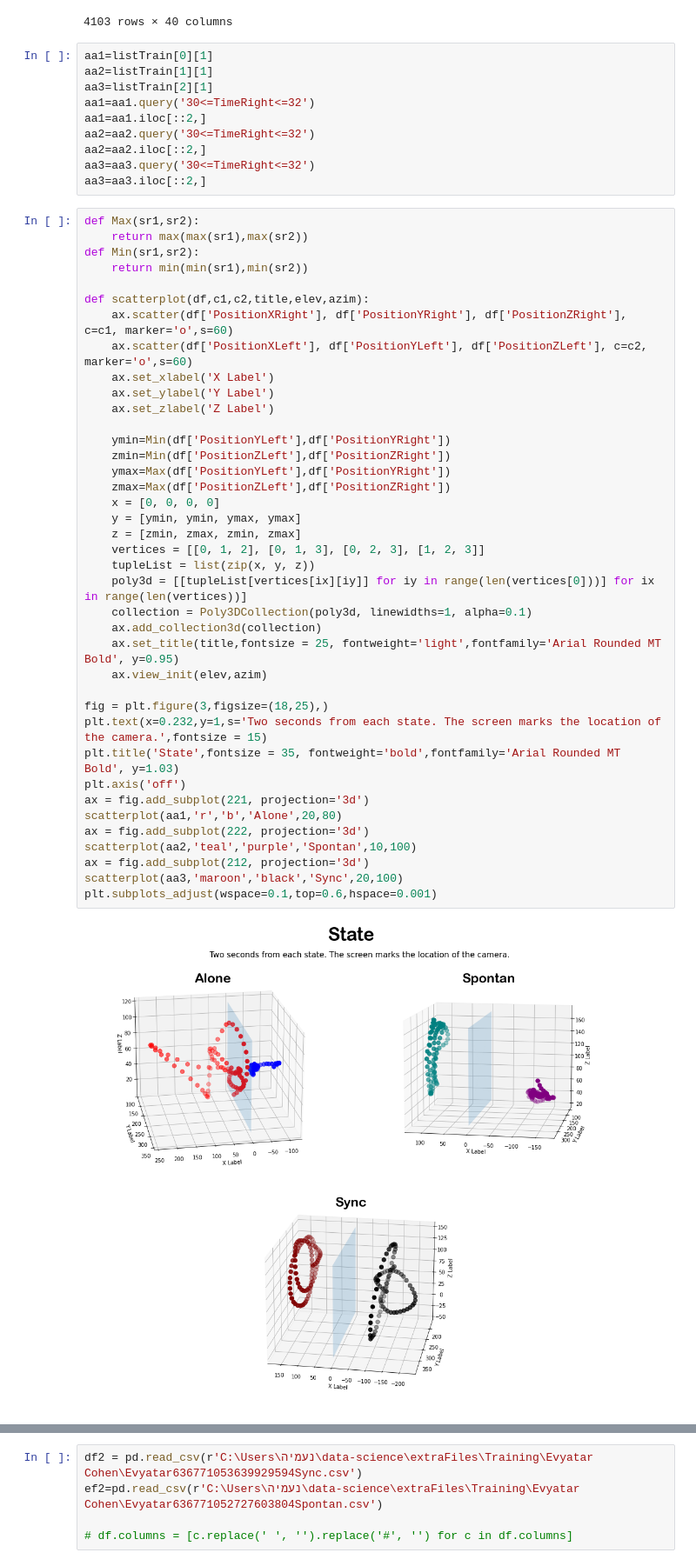
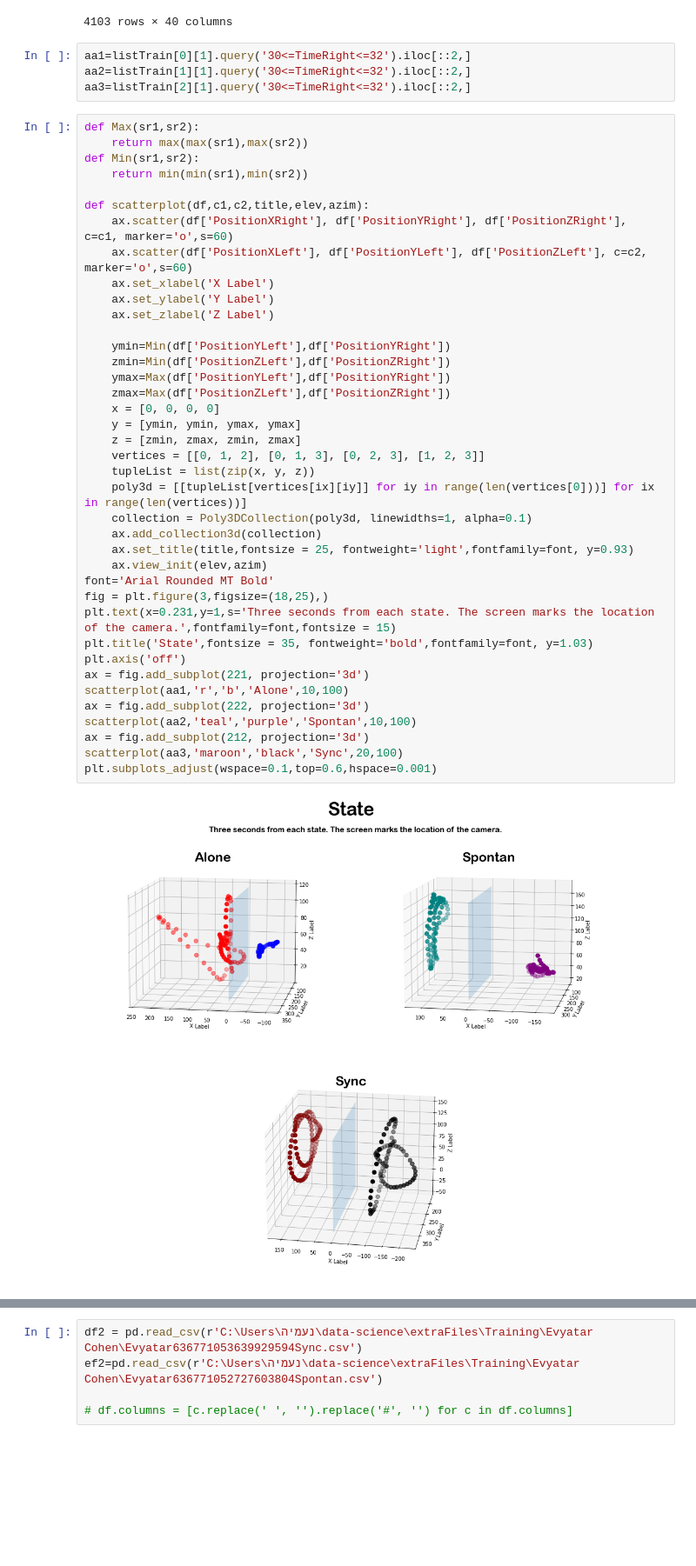
Before and after one commit to noamya-sh/Final-project-SemesterB, a Jupyter notebook: Hands-state.ipynb, the cells around one changed output, grey strips where cells are left out. Shown: that part at 87% size. Drawn from its saved outputs; the diff is of its cells as text; blank space fills up the shorter version.

```diff
--- a/Hands-state.ipynb
+++ b/Hands-state.ipynb
@@ -223,15 +214,9 @@ listTrain[Alone][0]
 | 4102 | 8 | 16470 | 13.95367 | 149.4147 | 30.350550 | -11.620410 | ... |
 4103 rows × 40 columns
 # %%
-aa1=listTrain[0][1]
-aa2=listTrain[1][1]
-aa3=listTrain[2][1]
-aa1=aa1.query('30<=TimeRight<=32')
-aa1=aa1.iloc[::2,]
-aa2=aa2.query('30<=TimeRight<=32')
-aa2=aa2.iloc[::2,]
-aa3=aa3.query('30<=TimeRight<=32')
-aa3=aa3.iloc[::2,]
+aa1=listTrain[0][1].query('30<=TimeRight<=32').iloc[::2,]
+aa2=listTrain[1][1].query('30<=TimeRight<=32').iloc[::2,]
+aa3=listTrain[2][1].query('30<=TimeRight<=32').iloc[::2,]
 # %%
 def Max(sr1,sr2):
     return max(max(sr1),max(sr2))
@@ -240,36 +225,36 @@ def Min(sr1,sr2):
 
 def scatterplot(df,c1,c2,title,elev,azim):
     ax.scatter(df['PositionXRight'], df['PositionYRight'], df['PositionZRight'], c=c1, marker='o',s=60)
     ax.scatter(df['PositionXLeft'], df['PositionYLeft'], df['PositionZLeft'], c=c2, marker='o',s=60)
     ax.set_xlabel('X Label')
     ax.set_ylabel('Y Label')
     ax.set_zlabel('Z Label')
 
     ymin=Min(df['PositionYLeft'],df['PositionYRight'])
     zmin=Min(df['PositionZLeft'],df['PositionZRight'])
     ymax=Max(df['PositionYLeft'],df['PositionYRight'])
     zmax=Max(df['PositionZLeft'],df['PositionZRight'])
     x = [0, 0, 0, 0]
     y = [ymin, ymin, ymax, ymax]
     z = [zmin, zmax, zmin, zmax]
     vertices = [[0, 1, 2], [0, 1, 3], [0, 2, 3], [1, 2, 3]]
     tupleList = list(zip(x, y, z))
     poly3d = [[tupleList[vertices[ix][iy]] for iy in range(len(vertices[0]))] for ix in range(len(vertices))]
     collection = Poly3DCollection(poly3d, linewidths=1, alpha=0.1)
     ax.add_collection3d(collection)
-    ax.set_title(title,fontsize = 25, fontweight='light',fontfamily='Arial Rounded MT Bold', y=0.95)
+    ax.set_title(title,fontsize = 25, fontweight='light',fontfamily=font, y=0.93)
     ax.view_init(elev,azim)
-
+font='Arial Rounded MT Bold'
 fig = plt.figure(3,figsize=(18,25),)
-plt.text(x=0.232,y=1,s='Two seconds from each state. The screen marks the location of the camera.',fontsize = 15)
-plt.title('State',fontsize = 35, fontweight='bold',fontfamily='Arial Rounded MT Bold', y=1.03)
+plt.text(x=0.231,y=1,s='Three seconds from each state. The screen marks the location of the camera.',fontfamily=font,fontsize = 15)
+plt.title('State',fontsize = 35, fontweight='bold',fontfamily=font, y=1.03)
 plt.axis('off')
 ax = fig.add_subplot(221, projection='3d')
-scatterplot(aa1,'r','b','Alone',20,80)
+scatterplot(aa1,'r','b','Alone',10,100)
 ax = fig.add_subplot(222, projection='3d')
 scatterplot(aa2,'teal','purple','Spontan',10,100)
 ax = fig.add_subplot(212, projection='3d')
 scatterplot(aa3,'maroon','black','Sync',20,100)
 plt.subplots_adjust(wspace=0.1,top=0.6,hspace=0.001)
 # %% [output]
-[figure, old version]
+[figure, new version]
```
Also changed, not shown: parts of 24 cells of this notebook.
